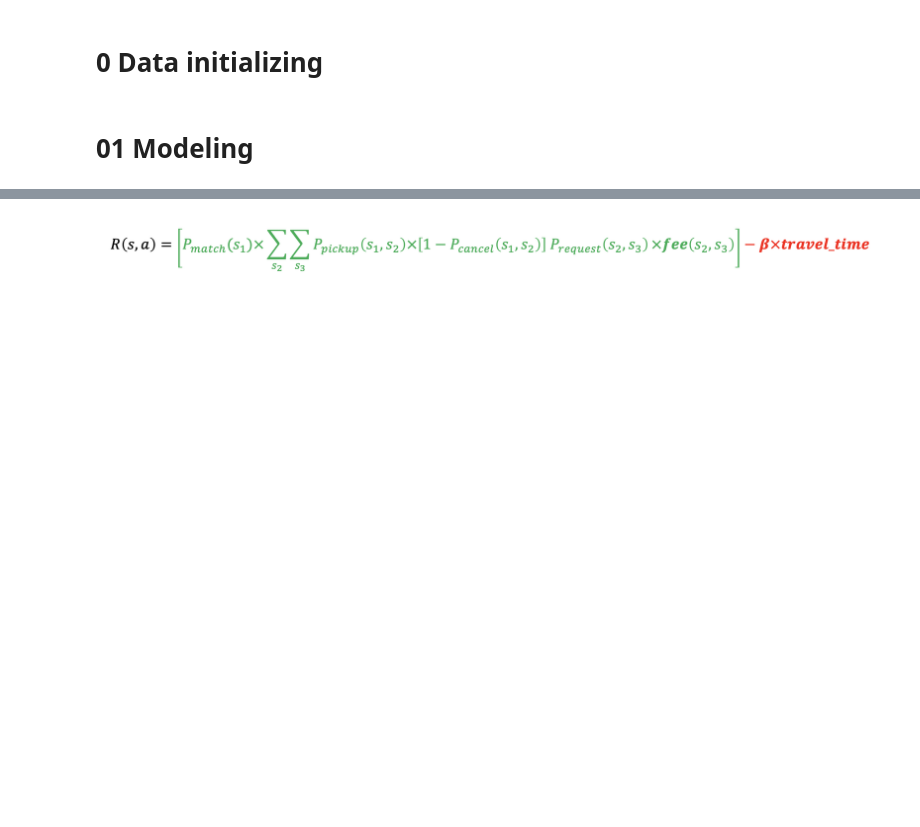
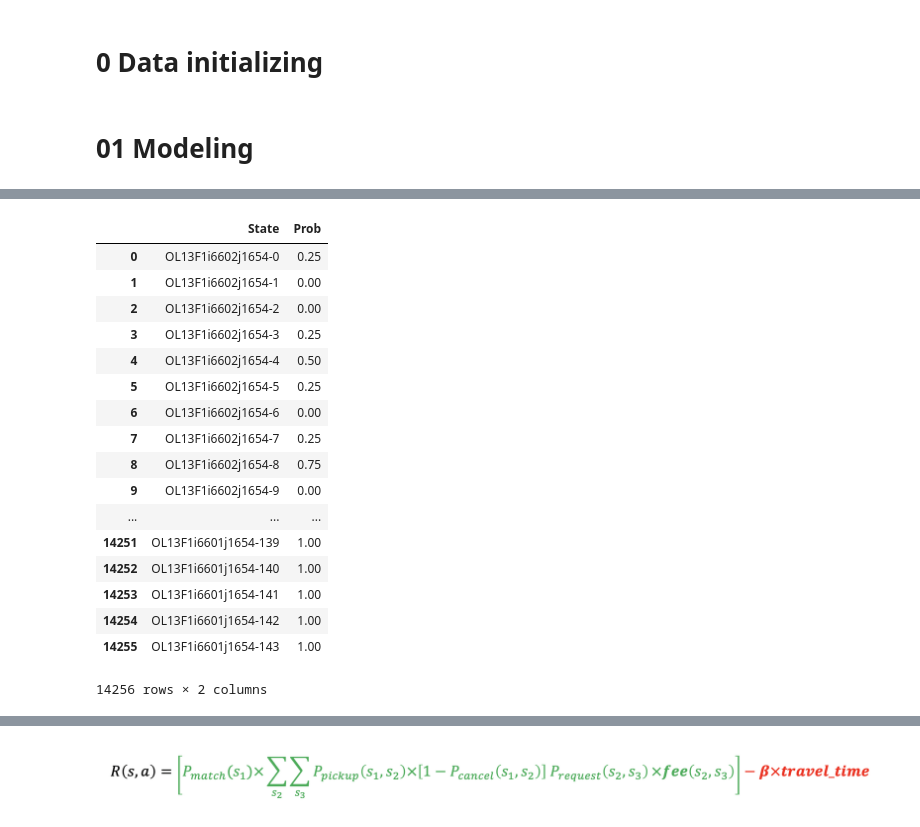
Before and after one commit to marco-yue/KDD_CUP2020, a Jupyter notebook: 08 MDP_Modeling.ipynb, the cells around one changed output, grey strips where cells are left out. Cells and saved outputs as stored; diff of their text form; code cells hidden in the pictures; blank space fills up the shorter version.

Commit message:
MDP modeling

```diff
--- a/08 MDP_Modeling.ipynb
+++ b/08 MDP_Modeling.ipynb
@@ -298,4 +283,6 @@ plt.show()
 # %%
+All_grid=list(Grid_range['grid'])
+
 '''State'''
 
 State=list()
@@ -304,23 +291,17 @@ for grid in All_grid:
         State.append(str(grid)+'-'+str(t_step))
 
 State_range=pd.DataFrame(State,columns=['State'])
-# %%
-'''Action'''
-
-Action_space={}
-
-for idx,row in Grid_range.iterrows():
-
-    grid=row['grid']
-
-    for t_step in range(end_step):
-
-        hour=int(t_step/12)
-
-        state=grid+'-'+str(t_step)
-
-        Action_candidate=grid_neighbor(grid, 0, 1)+[grid]
-
-        Action_list=grid_eliminate(Action_candidate,southwest,northeast)
-
-        Action_space[state]=Action_list
+# %%
+MODEL_PATH='Dataset/Order_data/'
+
+Feature_table=pd.read_csv(os.path.join(MODEL_PATH, 'Feature_weekday.csv'))
+
+Feature_table=Feature_table.drop(columns=['Unnamed: 0'])
+
+Reward_dic={}
+
+Capacity_dic={}
+
+for idx,row in Feature_table.iterrows():
+    Reward_dic[row['State']]=row['Reward_unit']
+    Capacity_dic[row['State']]=row['Order_Cnt']
@@ -329,30 +404,51 @@ for idx,row in Grid_range.iterrows():
 
 Match_PROB=Request_data.groupby(['Pickup_Gird','Pickup_step']).count()[['Order_ID']]
 
 Match_PROB['Transition']=Match_PROB.index
 
 Match_PROB['Pickup_Gird']=Match_PROB.apply(lambda x:x['Transition'][0],axis=1)
 
 Match_PROB['Pickup_step']=Match_PROB.apply(lambda x:x['Transition'][1],axis=1)
 
 Match_PROB=Match_PROB.reset_index(drop=True)
 
 Match_PROB=Match_PROB.rename(index=str, columns={"Order_ID": "Order_Cnt"})
 
 Match_PROB=Match_PROB[['Pickup_Gird','Pickup_step','Order_Cnt']]
 
 Match_PROB['State']=Match_PROB.apply(lambda x:x['Pickup_Gird']+'-'+str(x['Pickup_step']),axis=1)
 
 Match_PROB['Prob']=Match_PROB.apply(lambda x:round(x['Order_Cnt']/4.0,2) if x['Order_Cnt']<=4 else 1.00,axis=1)
 
 Match_PROB=Match_PROB[['State','Prob']]
 
 Match_PROB=State_range.merge(Match_PROB,on='State',how='left')
 
 Match_PROB=Match_PROB.fillna(0.0)
 
 Match_PROB_Dic={}
 
 for idx,row in Match_PROB.iterrows():
 
     Match_PROB_Dic[row['State']]=row['Prob']
+
+Match_PROB
+# %% [output]
+|  | State | Prob |
+| 0 | OL13F1i6602j1654-0 | 0.25 |
+| 1 | OL13F1i6602j1654-1 | 0.00 |
+| 2 | OL13F1i6602j1654-2 | 0.00 |
+| 3 | OL13F1i6602j1654-3 | 0.25 |
+| 4 | OL13F1i6602j1654-4 | 0.50 |
+| 5 | OL13F1i6602j1654-5 | 0.25 |
+| 6 | OL13F1i6602j1654-6 | 0.00 |
+| 7 | OL13F1i6602j1654-7 | 0.25 |
+| 8 | OL13F1i6602j1654-8 | 0.75 |
+| 9 | OL13F1i6602j1654-9 | 0.00 |
+| ... | ... | ... |
+| 14251 | OL13F1i6601j1654-139 | 1.00 |
+| 14252 | OL13F1i6601j1654-140 | 1.00 |
+| 14253 | OL13F1i6601j1654-141 | 1.00 |
+| 14254 | OL13F1i6601j1654-142 | 1.00 |
+| 14255 | OL13F1i6601j1654-143 | 1.00 |
+14256 rows × 2 columns
```
Also changed, not shown: parts of 18 cells of this notebook.
